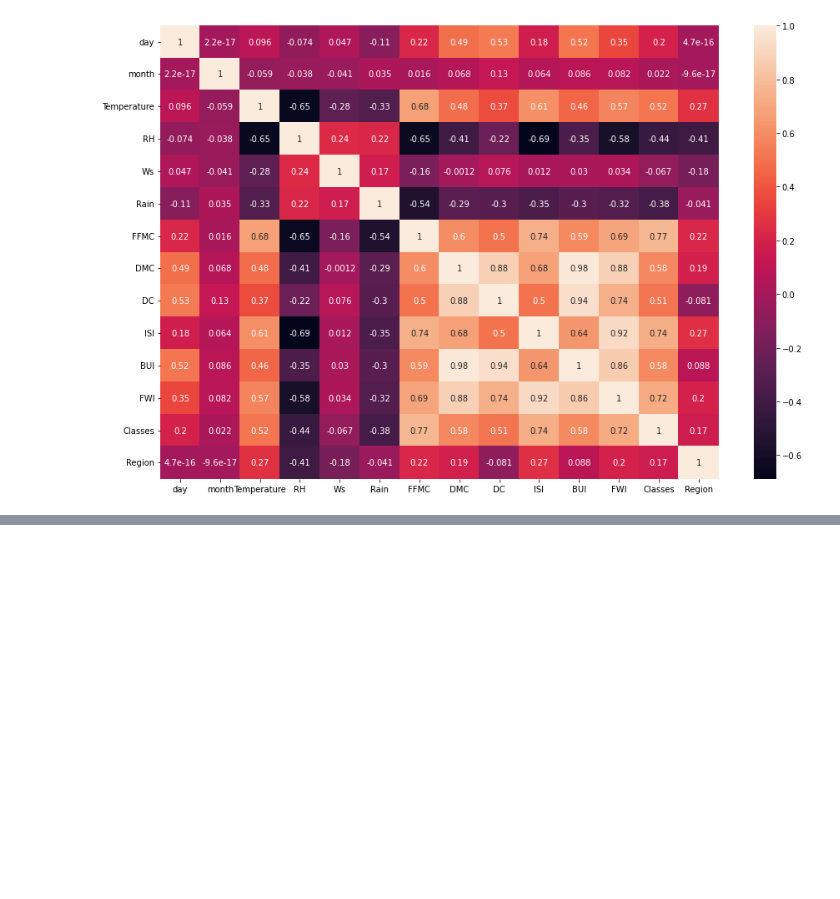
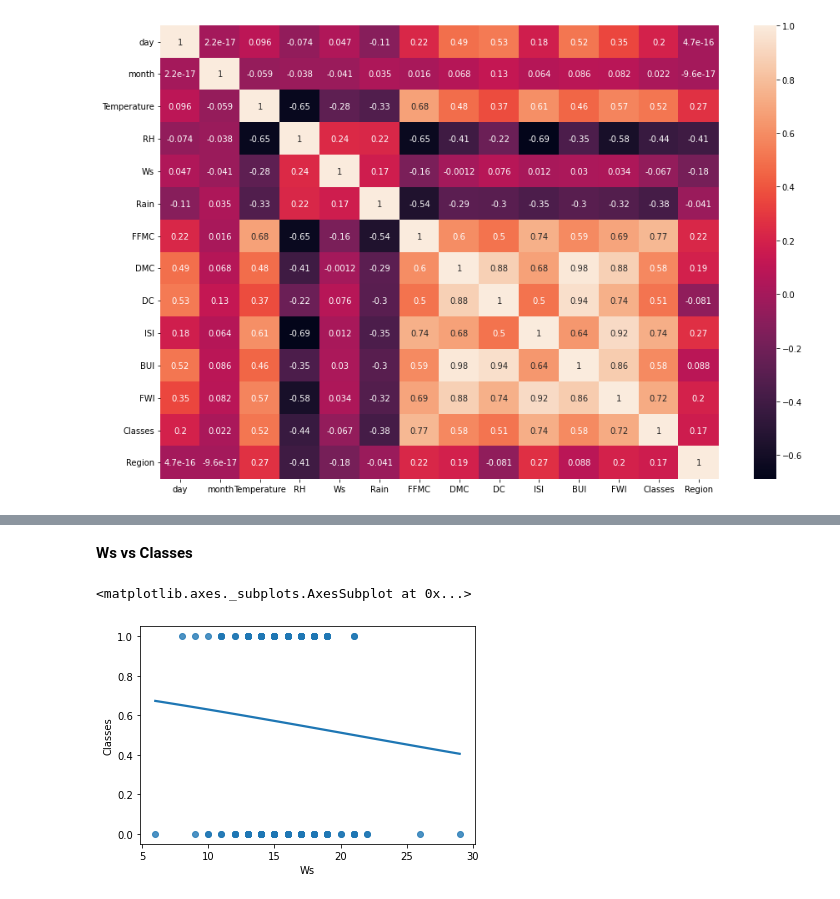
Before and after one commit to sha-shank469/Logistic-Regression-Implementation-on-Forest-Fire-Dataset, a Jupyter notebook: Logistic_Regression_Practicle_implementation_on_Forest_Fire_Dataset.ipynb, the cells around one changed output, grey strips where cells are left out. Saved outputs shown, nothing was run; the diff lists cells and outputs as text; code cells hidden in the pictures; blank space fills up the shorter version.

```diff
--- a/Logistic_Regression_Practicle_implementation_on_Forest_Fire_Dataset.ipynb
+++ b/Logistic_Regression_Practicle_implementation_on_Forest_Fire_Dataset.ipynb
@@ -518,0 +535,7 @@ sns.heatmap(df.corr(),annot=True)
+# %% [markdown]
+**Ws vs Classes**
+# %%
+sns.regplot(x = 'Ws',y='Classes',data=df,logistic = True,ci=None)
+# %% [output]
+<matplotlib.axes._subplots.AxesSubplot at 0x...>
+[figure, added]
```
Also changed, not shown: parts of 23 cells of this notebook.
